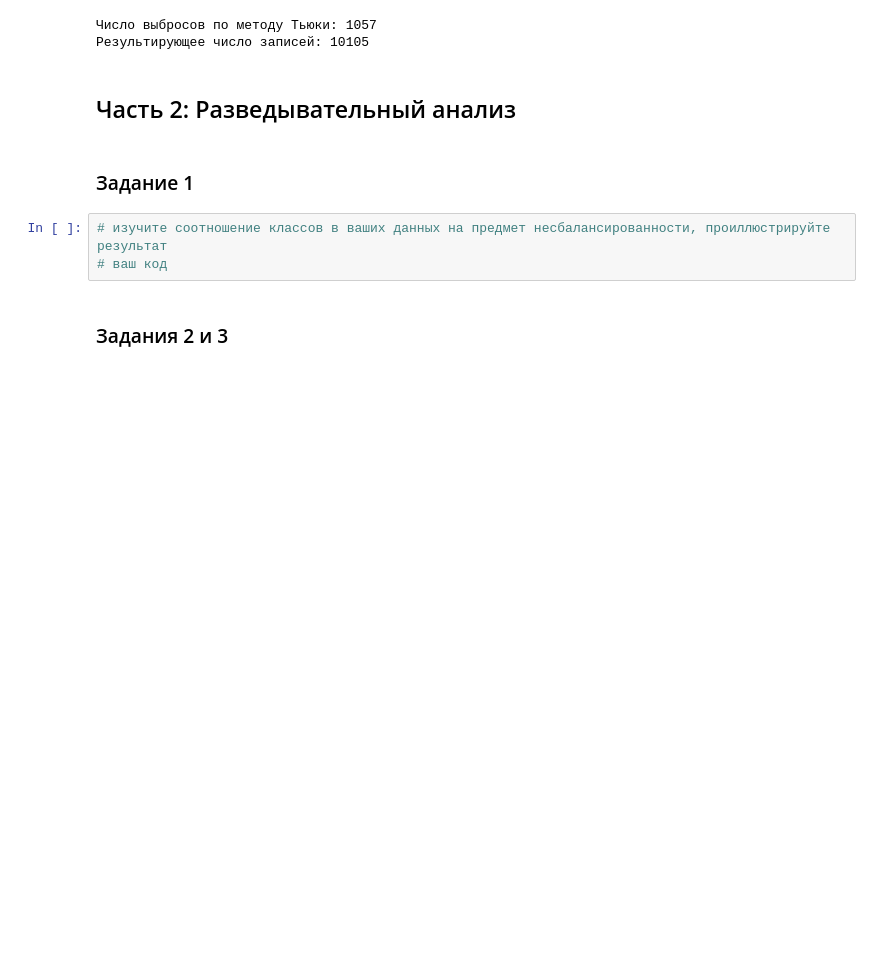
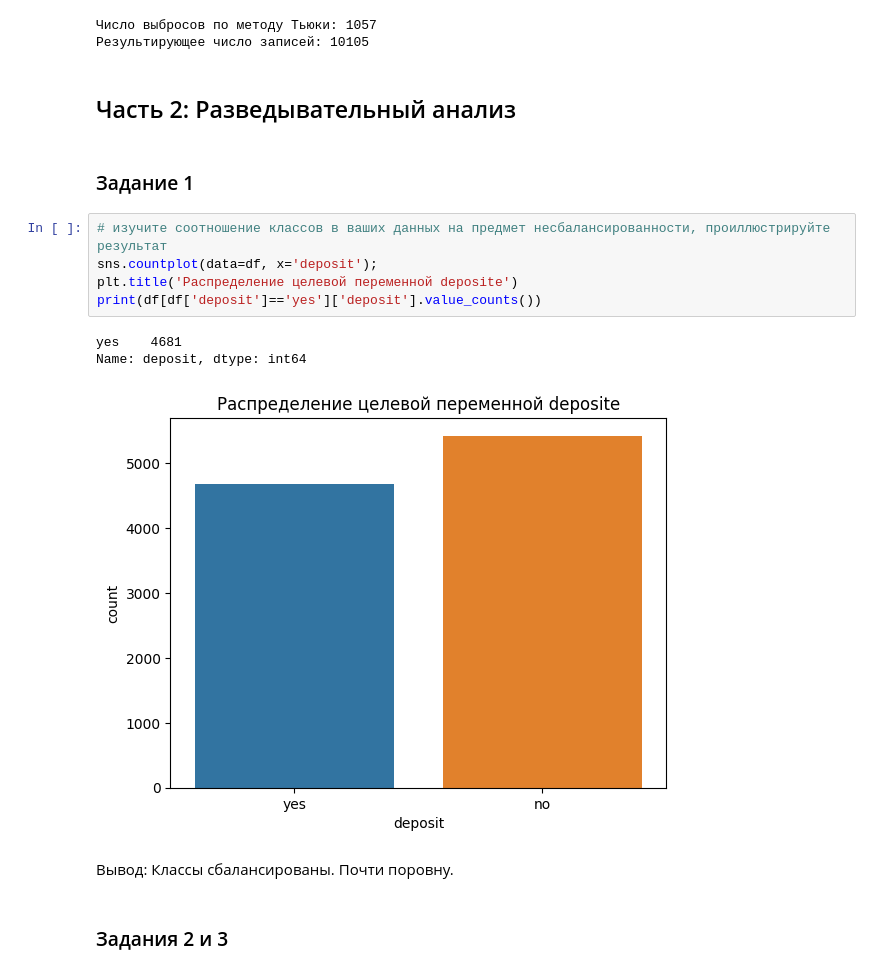
Before and after one commit to killri/sf_data_science, a Jupyter notebook: project_4_ml/Project_4_ML.ipynb, the cells around one changed output. Drawn from its saved outputs; the diff is of its cells as text; blank space fills up the shorter version.

```diff
--- a/project_4_ml/Project_4_ML.ipynb
+++ b/project_4_ml/Project_4_ML.ipynb
@@ -201,7 +201,15 @@ df = cleaned
 ### Задание 1
 # %%
 # изучите соотношение классов в ваших данных на предмет несбалансированности, проиллюстрируйте результат
-# ваш код
+sns.countplot(data=df, x='deposit');
+plt.title('Распределение целевой переменной deposite')
+print(df[df['deposit']=='yes']['deposit'].value_counts())
+# %% [output]
+yes    4681
+Name: deposit, dtype: int64
+[figure, added]
+# %% [markdown]
+Вывод: Классы сбалансированы. Почти поровну.
 # %% [markdown]
 ### Задания 2 и 3
 # %%
```
Also changed, not shown: parts of 17 cells of this notebook.
